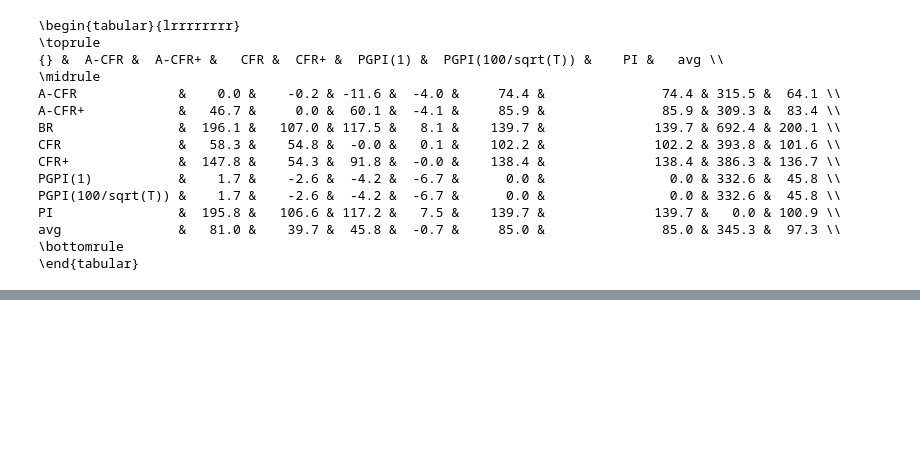
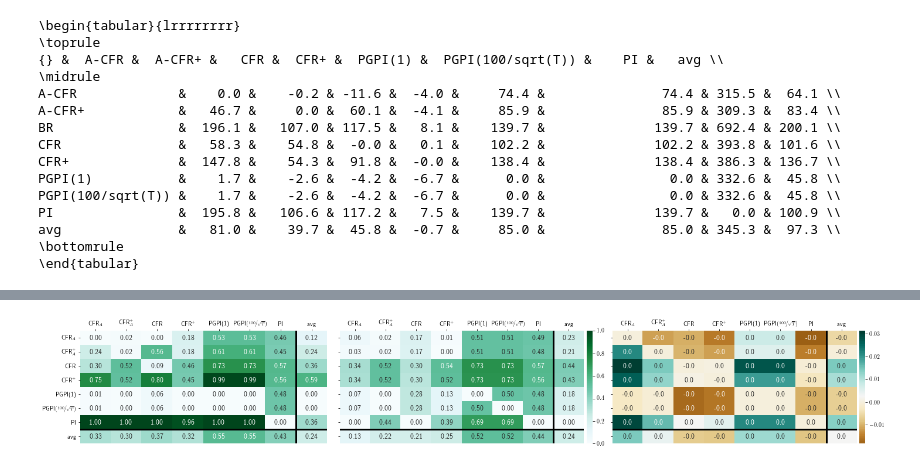
Before and after one commit to dmorrill10/hr_edl_experiments, a Jupyter notebook: mal_cfr_data.ipynb, the cells around one changed output, grey strips where cells are left out. Drawn from its saved outputs; the diff is of its cells as text; code cells hidden in the pictures; blank space fills up the shorter version.

```diff
--- a/mal_cfr_data.ipynb
+++ b/mal_cfr_data.ipynb
@@ -65,0 +238,13 @@ avg               &   81.0 &    39.7 &  45.8 &  -0.7 &     85.0 &
+# %%
+fig, axes_list = plt.subplots(1, 3, sharex=True, sharey=True, squeeze=False, figsize=(20, 3),
+                             gridspec_kw={'width_ratios': [0.95, 1, 1]})
+br_percentage_heatmap(det_table('kuhn_3p', 'fixed'), axes_list[0][0], cbar=False)
+br_percentage_heatmap(shuffled_table('kuhn_3p', 1), axes_list[0][1], cbar_kws={'fraction': 0.05, 'pad': 0.01})
+heatmap(without_br_row(det_table('kuhn_3p', 'sim')), axes_list[0][2], cbar_kws={'fraction': 0.05, 'pad': 0.01})
+plt.tight_layout(0)
+plt.subplots_adjust(
+    wspace=0.05,
+    hspace=0)
+fig.savefig('results/heatmaps.kuhn_3p.pdf')
+# %% [output]
+[figure, added]
```
Also changed, not shown: parts of 12 cells of this notebook.
